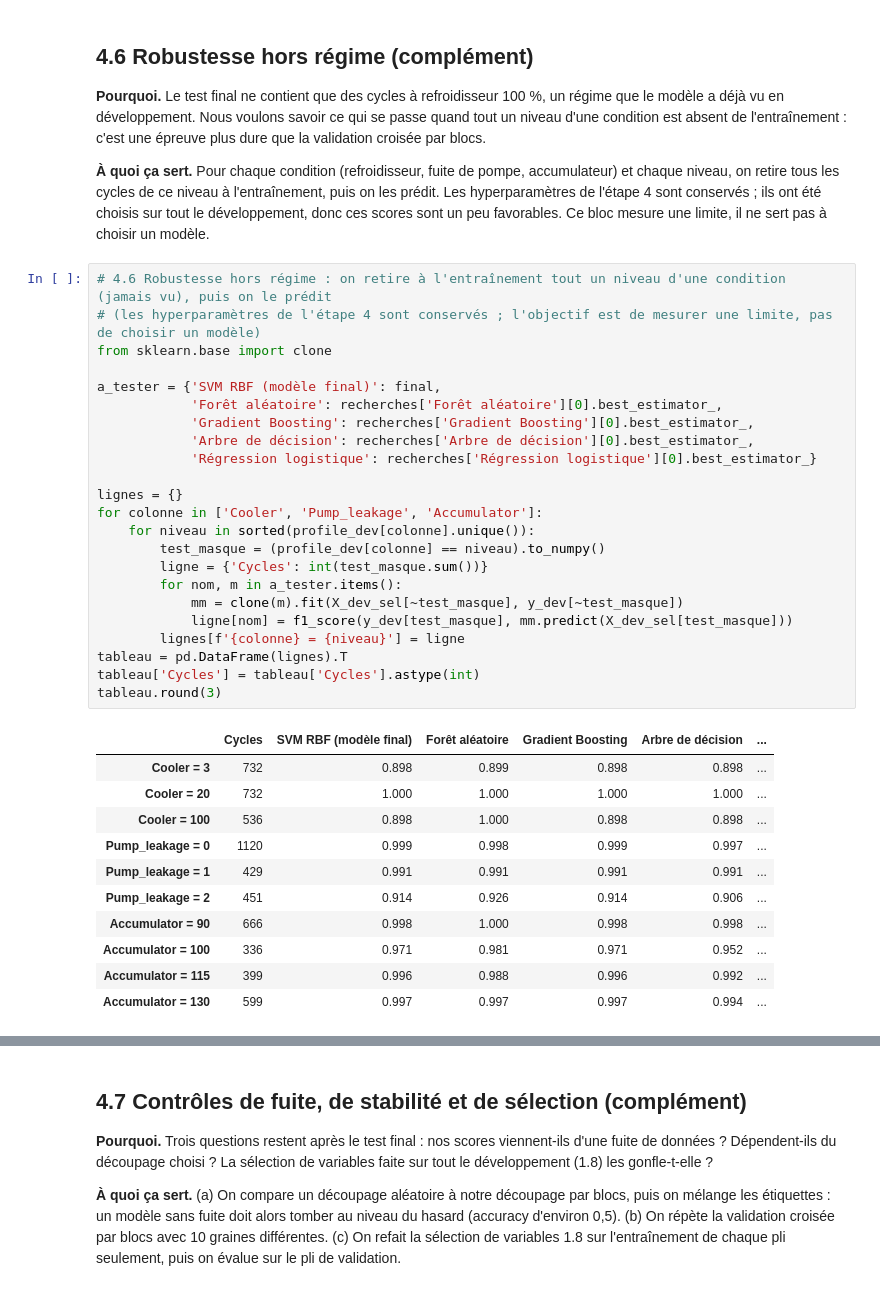
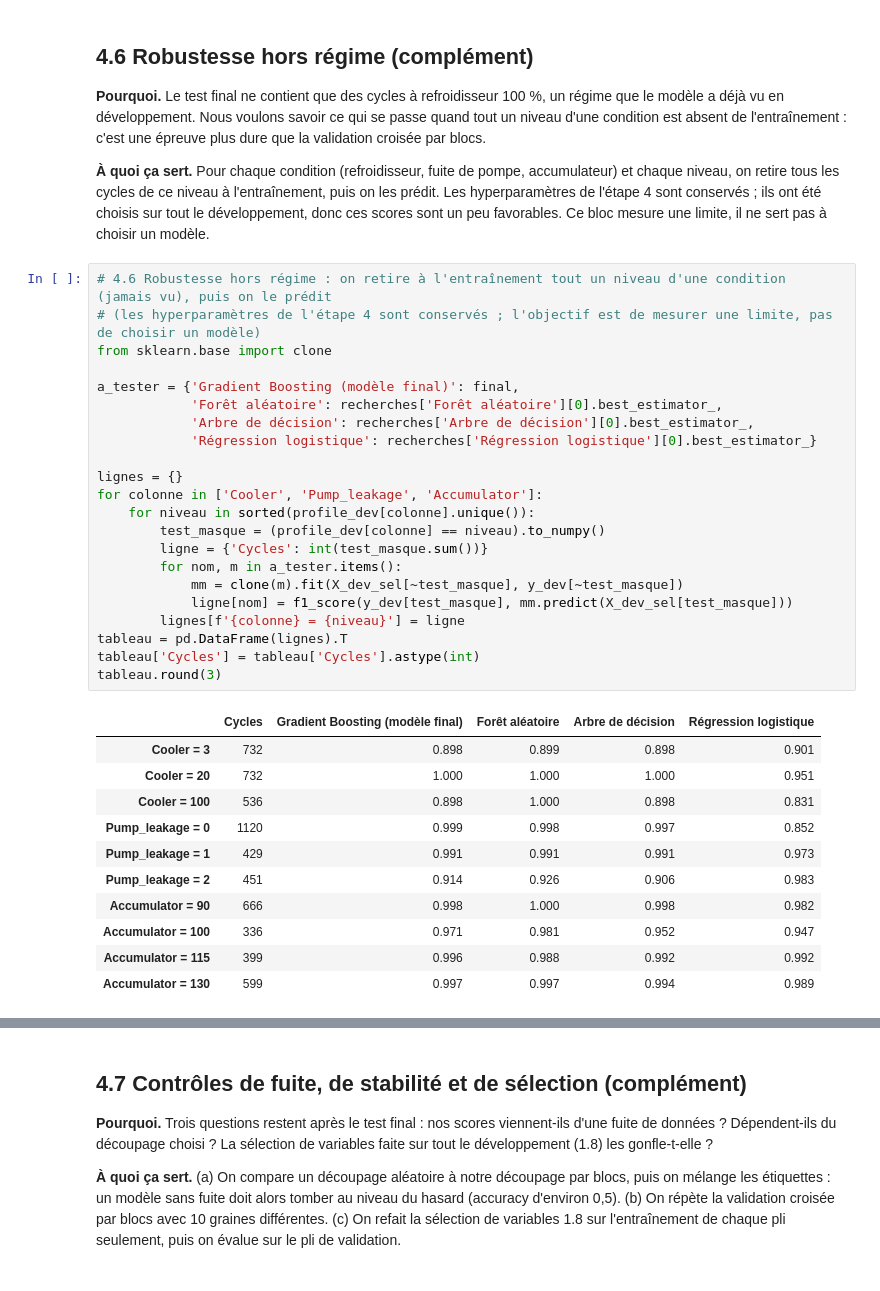
Before and after one commit to tsoullia/optivalve, a Jupyter notebook: fichier.ipynb, the cells around one changed output, grey strips where cells are left out. Saved outputs shown, nothing was run; the diff lists cells and outputs as text.

```diff
--- a/fichier.ipynb
+++ b/fichier.ipynb
@@ -1129,38 +1127,37 @@ comparaison_cfg.loc[sorted(set(cfg_test))].fillna(0).astype(int)
 # %%
 # 4.6 Robustesse hors régime : on retire à l'entraînement tout un niveau d'une condition (jamais vu), puis on le prédit
 # (les hyperparamètres de l'étape 4 sont conservés ; l'objectif est de mesurer une limite, pas de choisir un modèle)
 from sklearn.base import clone
 
-a_tester = {'SVM RBF (modèle final)': final,
+a_tester = {'Gradient Boosting (modèle final)': final,
             'Forêt aléatoire': recherches['Forêt aléatoire'][0].best_estimator_,
-            'Gradient Boosting': recherches['Gradient Boosting'][0].best_estimator_,
             'Arbre de décision': recherches['Arbre de décision'][0].best_estimator_,
             'Régression logistique': recherches['Régression logistique'][0].best_estimator_}
 
 lignes = {}
 for colonne in ['Cooler', 'Pump_leakage', 'Accumulator']:
     for niveau in sorted(profile_dev[colonne].unique()):
         test_masque = (profile_dev[colonne] == niveau).to_numpy()
         ligne = {'Cycles': int(test_masque.sum())}
         for nom, m in a_tester.items():
             mm = clone(m).fit(X_dev_sel[~test_masque], y_dev[~test_masque])
             ligne[nom] = f1_score(y_dev[test_masque], mm.predict(X_dev_sel[test_masque]))
         lignes[f'{colonne} = {niveau}'] = ligne
 tableau = pd.DataFrame(lignes).T
 tableau['Cycles'] = tableau['Cycles'].astype(int)
 tableau.round(3)
 # %% [output]
-|  | Cycles | SVM RBF (modèle final) | Forêt aléatoire | Gradient Boosting | Arbre de décision | ... |
-| Cooler = 3 | 732 | 0.898 | 0.899 | 0.898 | 0.898 | ... |
-| Cooler = 20 | 732 | 1.000 | 1.000 | 1.000 | 1.000 | ... |
-| Cooler = 100 | 536 | 0.898 | 1.000 | 0.898 | 0.898 | ... |
-| Pump_leakage = 0 | 1120 | 0.999 | 0.998 | 0.999 | 0.997 | ... |
-| Pump_leakage = 1 | 429 | 0.991 | 0.991 | 0.991 | 0.991 | ... |
-| Pump_leakage = 2 | 451 | 0.914 | 0.926 | 0.914 | 0.906 | ... |
-| Accumulator = 90 | 666 | 0.998 | 1.000 | 0.998 | 0.998 | ... |
-| Accumulator = 100 | 336 | 0.971 | 0.981 | 0.971 | 0.952 | ... |
-| Accumulator = 115 | 399 | 0.996 | 0.988 | 0.996 | 0.992 | ... |
-| Accumulator = 130 | 599 | 0.997 | 0.997 | 0.997 | 0.994 | ... |
+|  | Cycles | Gradient Boosting (modèle final) | Forêt aléatoire | Arbre de décision | Régression logistique |
+| Cooler = 3 | 732 | 0.898 | 0.899 | 0.898 | 0.901 |
+| Cooler = 20 | 732 | 1.000 | 1.000 | 1.000 | 0.951 |
+| Cooler = 100 | 536 | 0.898 | 1.000 | 0.898 | 0.831 |
+| Pump_leakage = 0 | 1120 | 0.999 | 0.998 | 0.997 | 0.852 |
+| Pump_leakage = 1 | 429 | 0.991 | 0.991 | 0.991 | 0.973 |
+| Pump_leakage = 2 | 451 | 0.914 | 0.926 | 0.906 | 0.983 |
+| Accumulator = 90 | 666 | 0.998 | 1.000 | 0.998 | 0.982 |
+| Accumulator = 100 | 336 | 0.971 | 0.981 | 0.952 | 0.947 |
+| Accumulator = 115 | 399 | 0.996 | 0.988 | 0.992 | 0.992 |
+| Accumulator = 130 | 599 | 0.997 | 0.997 | 0.994 | 0.989 |
 # %% [markdown]
 **Ce que ça nous apprend.** (F1-score sur le niveau mis de côté.)
 - Un niveau d'accumulateur absent ne gêne pas : tous les modèles gardent au moins 0,947.
```
Also changed, not shown: parts of 11 cells of this notebook.
